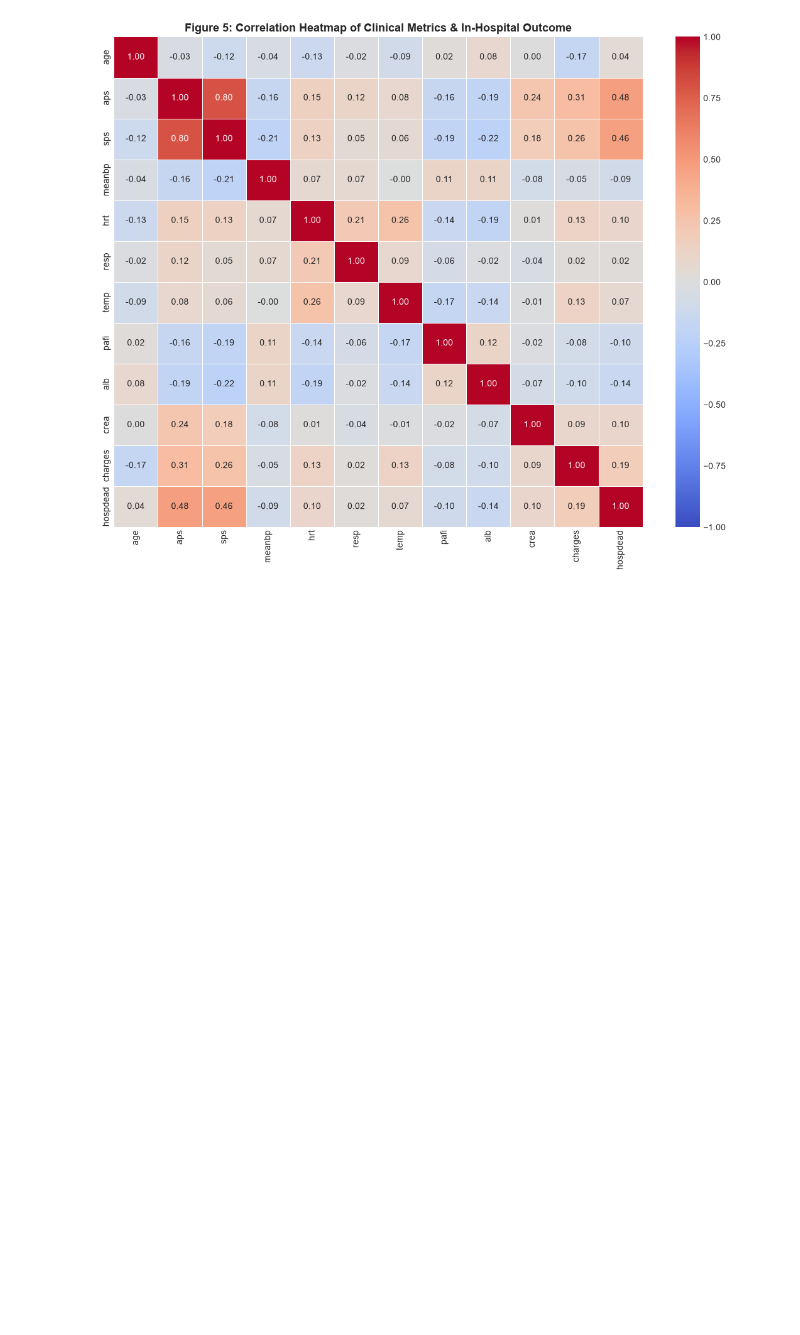
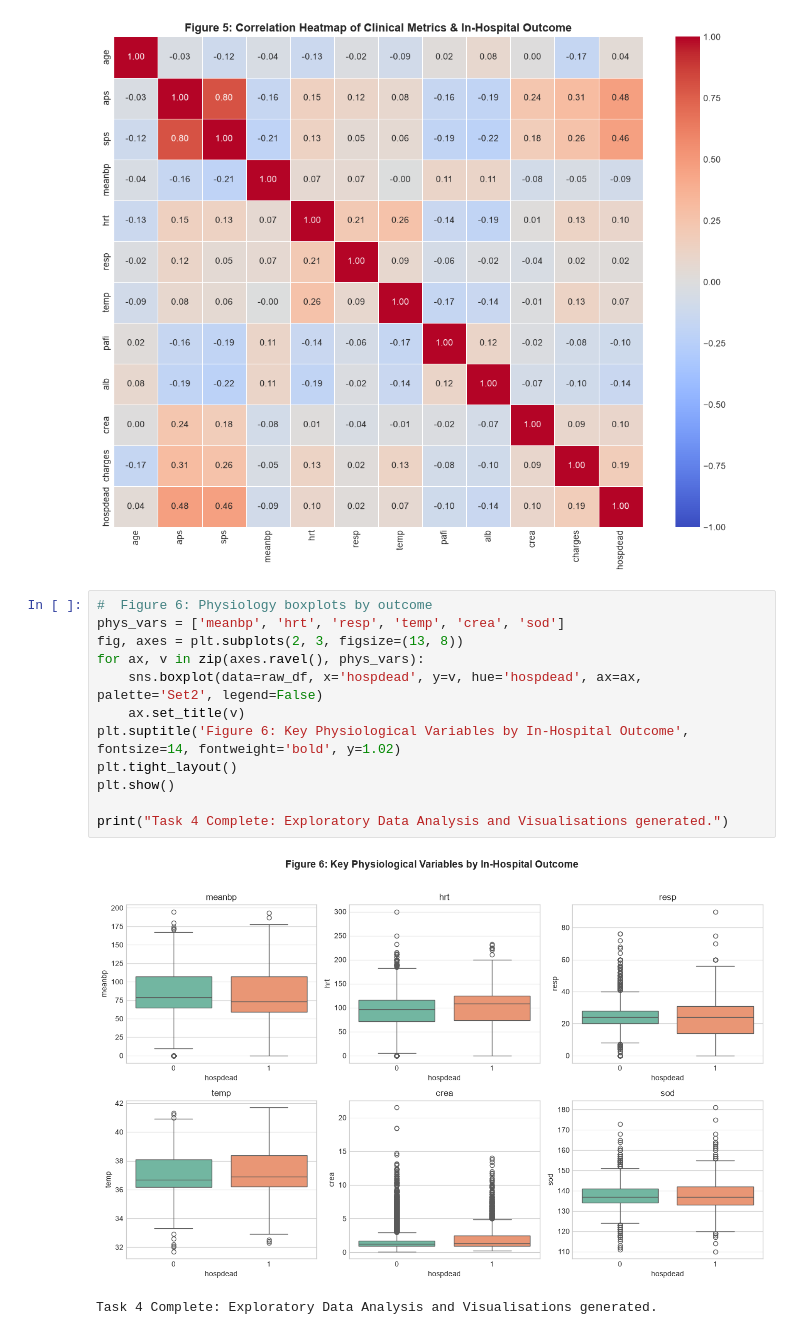
Before and after one commit to SrikarKurani/ENGE707-Dr-House, a Jupyter notebook: task4.ipynb, the cells around one changed output. Drawn from its saved outputs; the diff is of its cells as text; blank space fills up the shorter version.

Commit message:
Task 4: physiology boxplots and completion

```diff
--- a/task4.ipynb
+++ b/task4.ipynb
@@ -90,3 +90,18 @@ if len(avail_vars) > 0:
     plt.show()
 # %% [output]
 [figure]
+# %%
+#  Figure 6: Physiology boxplots by outcome
+phys_vars = ['meanbp', 'hrt', 'resp', 'temp', 'crea', 'sod']
+fig, axes = plt.subplots(2, 3, figsize=(13, 8))
+for ax, v in zip(axes.ravel(), phys_vars):
+    sns.boxplot(data=raw_df, x='hospdead', y=v, hue='hospdead', ax=ax, palette='Set2', legend=False)
+    ax.set_title(v)
+plt.suptitle('Figure 6: Key Physiological Variables by In-Hospital Outcome', fontsize=14, fontweight='bold', y=1.02)
+plt.tight_layout()
+plt.show()
+
+print("Task 4 Complete: Exploratory Data Analysis and Visualisations generated.")
+# %% [output]
+[figure, added]
+Task 4 Complete: Exploratory Data Analysis and Visualisations generated.
```
